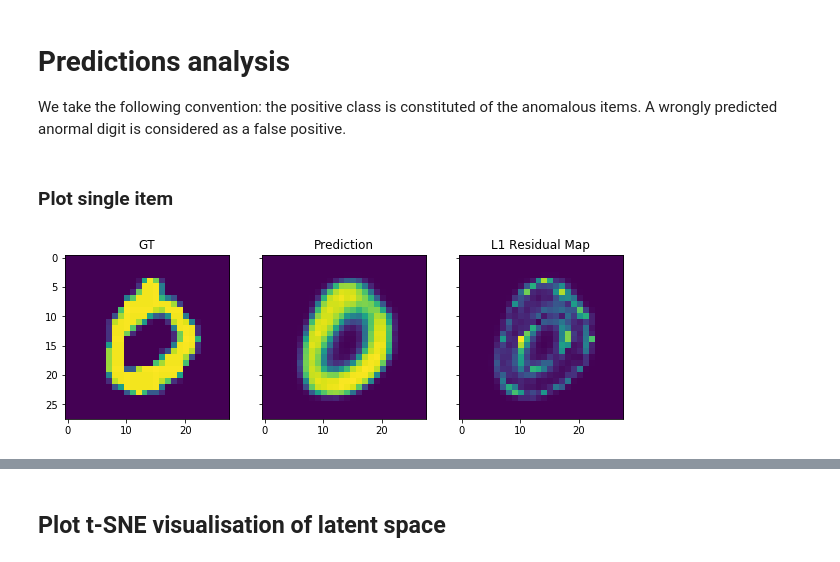
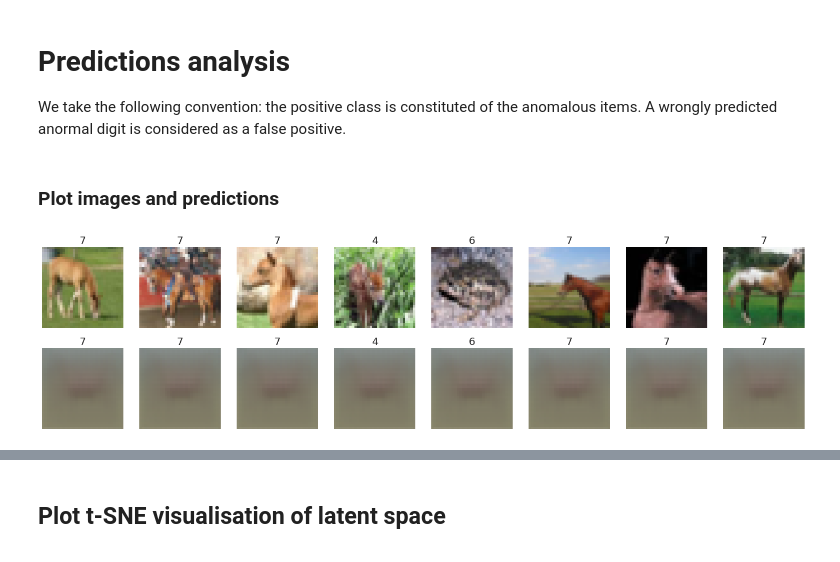
Before and after one commit to hugovaysset/MNIST_UAD, a Jupyter notebook: CIFAR_one_vs_all/introduction.ipynb, the cells around one changed output, grey strips where cells are left out. Saved outputs shown, nothing was run; the diff lists cells and outputs as text; code cells hidden in the pictures.

```diff
--- a/CIFAR_one_vs_all/introduction.ipynb
+++ b/CIFAR_one_vs_all/introduction.ipynb
@@ -170,5 +386,5 @@ f, ax = plot_history(history, metric_names=metrics)
 # %%
 import os
-os.chdir("/content/gdrive/My Drive/BACMMAN_DISTNET/UAD/MNIST/saved_models")
+os.chdir("/content/gdrive/My Drive/BACMMAN_DISTNET/models/")
 
-vae = tf.keras.models.load_model("vae_16_3")
+vae = tf.keras.models.load_model("vae_CIFAR_2x2x256")
@@ -177,20 +391,34 @@ vae_predictions = vae.predict(x_test)
+# %%
+z_means, _, _ = vae.encoder.predict(x_test)
+predictions = vae.predict(x_test)
 # %% [markdown]
 # Predictions analysis
 
 We take the following convention: the positive class is constituted of the anomalous items. A wrongly predicted anormal digit is considered as a false positive.
-# %% [markdown]
-### Plot single item
-# %%
-if vae_predictions.shape == (vae_predictions.shape[0], 28, 28, 1):
-    vae_predictions = np.squeeze(vae_predictions, axis=-1)
-
-if x_test.shape == (x_test.shape[0], 28, 28, 1):
-    x_test_im = np.squeeze(x_test, axis=-1)
-else:
-    x_test_im = x_test
-
-idx = 3
-
-fig, ax = plot_prediction(x_test_im[idx], vae_predictions[idx])
-# %% [output]
-[figure, removed]
+# %% [markdown]
+### Plot images and predictions
+# %%
+# on test set
+
+def plot_predictions(model, batch_x, n=3, labx=None):
+    predictions = model.predict(batch_x)
+    plt.figure(figsize=(n*3, 6))
+    for i in range(n):
+        plt.subplot(2, n, i+1)
+        plt.imshow(np.clip(batch_x[i], 0, 1))
+        if labx is not None:
+            plt.title(label=int(labx[i].squeeze(-1)))
+        plt.axis("off")
+        plt.subplot(2, n, n+i+1)
+        plt.imshow(np.clip(predictions[i], 0, 1))
+        if labx is not None:
+            plt.title(label=int(labx[i].squeeze(-1)))
+        plt.axis("off")
+
+bx, by = x_test[0]
+imx, labx = bx
+imy, laby = by
+
+plot_predictions(vae, imx, labx=labx,n=8)
+# %% [output]
+[figure, added]
```
Also changed, not shown: parts of 25 cells of this notebook, 4 other files.
